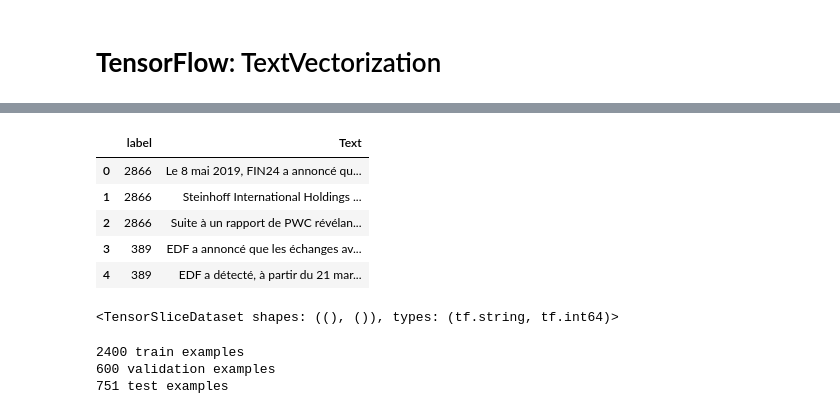
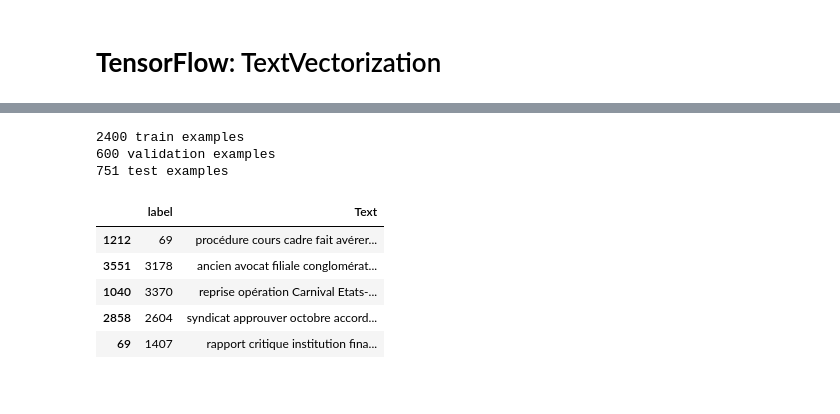
Before and after one commit to YvYh/FluxWeb, a Jupyter notebook: Model_Controverses.ipynb, the cells around one changed output, grey strips where cells are left out. Saved outputs shown, nothing was run; the diff lists cells and outputs as text; code cells hidden in the pictures.

```diff
--- a/Model_Controverses.ipynb
+++ b/Model_Controverses.ipynb
@@ -154,0 +167,3 @@ from tensorflow.keras.layers.experimental.preprocessing import TextVectorization
+# %%
+#controverses['Text_clean']=controverses.Text.apply(text_preprossing)
+controverses = controverses[['label','Text']]
@@ -176,7 +189,5 @@ You can now load the package via spacy.load('fr_core_news_lg')
 # %%
 def text_preprossing(text):
-    import spacy
-    nlp = spacy.load("fr_core_news_lg")
     tokens = nlp(text)
     clean = []
     for token in tokens:
@@ -184,4 +195,5 @@ def text_preprossing(text):
                token.like_url, token.like_num, token.like_email,
                token.is_stop]):
             clean += [token.lemma_]
-    return tf.strings.join(clean, separator=' ')
+    #return tf.strings.join(clean, separator=' ')
+    return ' '.join(clean)
@@ -212,0 +200,5 @@ controverses = get_bq_data(q)
+# %%
+data = pd.DataFrame()
+data['label'] = controverses.label
+data['Text'] = controverses.Text.apply(text_preprossing)
+data.head()
@@ -213,28 +212,23 @@ controverses = get_bq_data(q)
+# %%
+from sklearn.model_selection import train_test_split
+train, test = train_test_split(data, test_size=0.2)
+train, val = train_test_split(train, test_size=0.2)
+print(len(train), 'train examples')
+print(len(val), 'validation examples')
+print(len(test), 'test examples')
+# %% [output]
+2400 train examples
+600 validation examples
+751 test examples
 # %%
-controverses.head()
+val.head()
 # %% [output]
 |  | label | Text |
-| 0 | 2866 | Le 8 mai 2019, FIN24 a annoncé qu... |
-| 1 | 2866 | Steinhoff International Holdings ... |
-| 2 | 2866 | Suite à un rapport de PWC révélan... |
-| 3 | 389 | EDF a annoncé que les échanges av... |
-| 4 | 389 | EDF a détecté, à partir du 21 mar... |
+| 1212 | 69 | procédure cours cadre fait avérer... |
+| 3551 | 3178 | ancien avocat filiale conglomérat... |
+| 1040 | 3370 | reprise opération Carnival Etats-... |
+| 2858 | 2604 | syndicat approuver octobre accord... |
+| 69 | 1407 | rapport critique institution fina... |
-# %%
-dataset = tf.data.Dataset.from_tensor_slices((controverses.Text.values, controverses.label.values))
-dataset
-# %% [output]
-<TensorSliceDataset shapes: ((), ()), types: (tf.string, tf.int64)>
-# %%
-from sklearn.model_selection import train_test_split
-train, test = train_test_split(controverses, test_size=0.2)
-train, val = train_test_split(train, test_size=0.2)
-print(len(train), 'train examples')
-print(len(val), 'validation examples')
-print(len(test), 'test examples')
-# %% [output]
-2400 train examples
-600 validation examples
-751 test examples
 # %%
 # A utility method to create a tf.data dataset from a Pandas Dataframe
 def df_to_dataset(dataframe, shuffle=True, batch_size=32):
```
Also changed, not shown: parts of 38 cells of this notebook.
